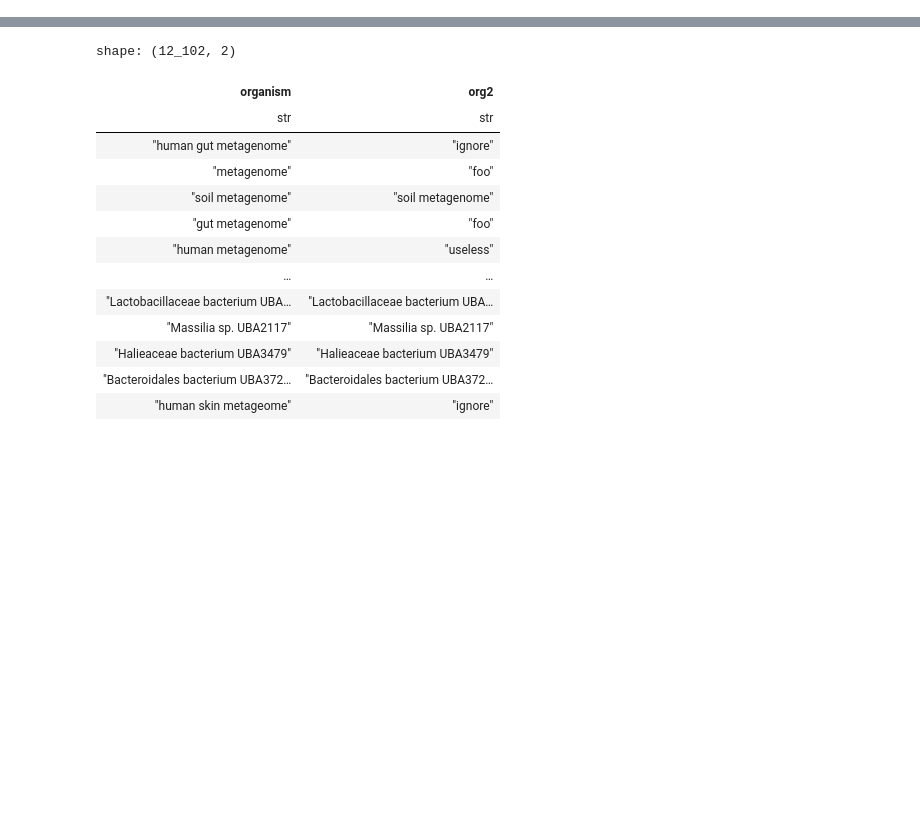
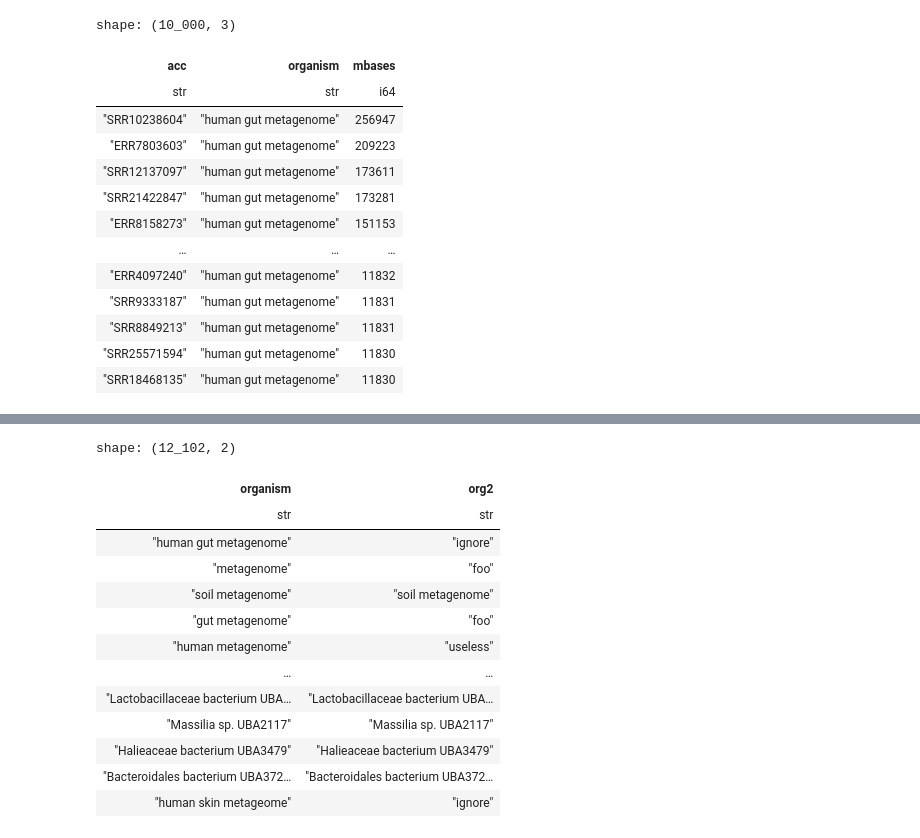
Before and after one commit to ctb/2026-branchwater-sra-metadata-investigate, a Jupyter notebook: branchwater-metadata.ipynb, the cells around one changed output, grey strips where cells are left out. Drawn from its saved outputs; the diff is of its cells as text; code cells hidden in the pictures; blank space fills up the shorter version.

Commit message:
update with code for yanshan

```diff
--- a/branchwater-metadata.ipynb
+++ b/branchwater-metadata.ipynb
@@ -43,3 +43,22 @@ shape: (1_160_375, 2)
+# %%
+df10 = df2.filter(pl.col("organism") == "human gut metagenome").drop_nulls().sort(by='mbases', descending=True).head(10000)
+df10.write_csv('/tmp/yanshan.csv')
+df10
+# %% [output]
+shape: (10_000, 3)
+| acc | organism | mbases |
+| str | str | i64 |
+| "SRR10238604" | "human gut metagenome" | 256947 |
+| "ERR7803603" | "human gut metagenome" | 209223 |
+| "SRR12137097" | "human gut metagenome" | 173611 |
+| "SRR21422847" | "human gut metagenome" | 173281 |
+| "ERR8158273" | "human gut metagenome" | 151153 |
+| … | … | … |
+| "ERR4097240" | "human gut metagenome" | 11832 |
+| "SRR9333187" | "human gut metagenome" | 11831 |
+| "SRR8849213" | "human gut metagenome" | 11831 |
+| "SRR25571594" | "human gut metagenome" | 11830 |
+| "SRR18468135" | "human gut metagenome" | 11830 |
 # %%
 df3 = df.select('organism')
 # %%
```
Also changed, not shown: parts of 2 cells of this notebook.
